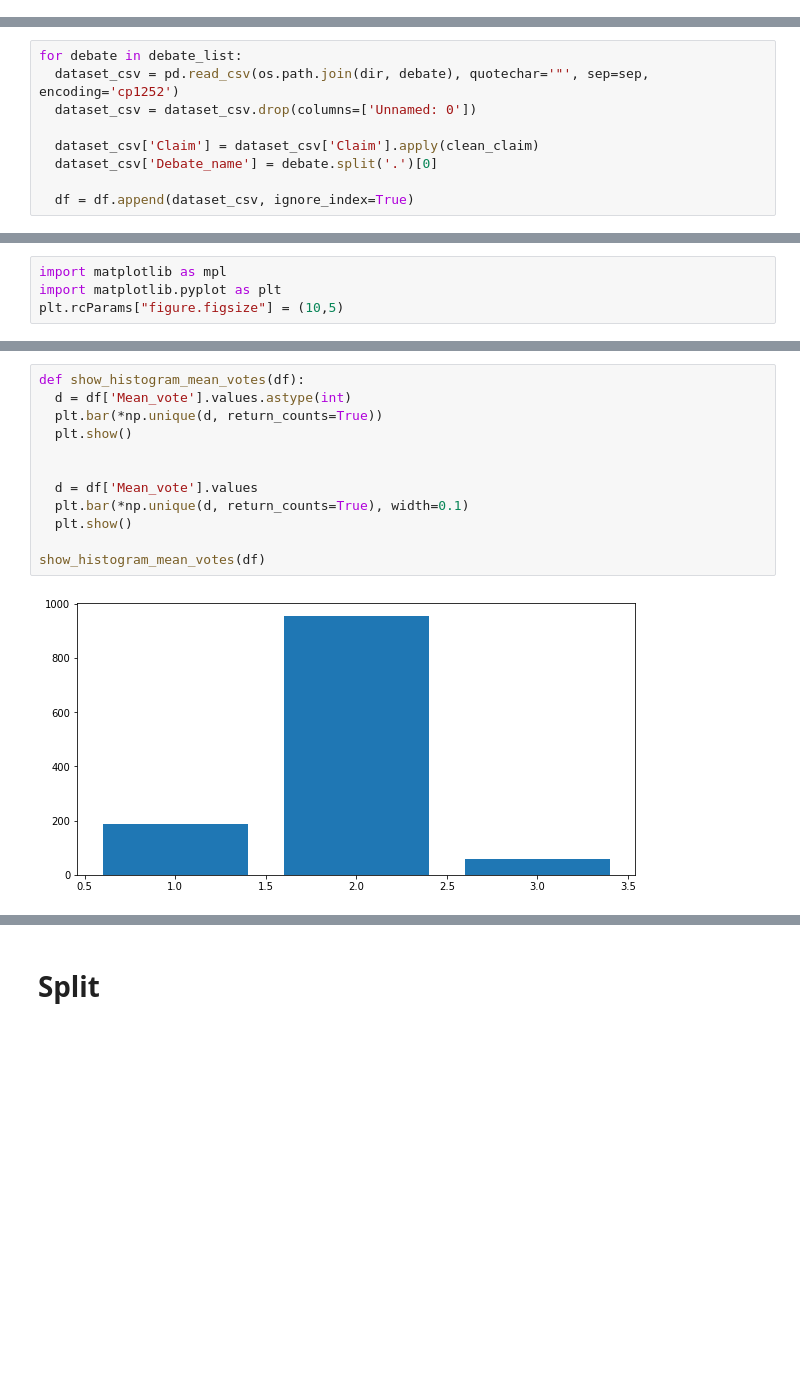
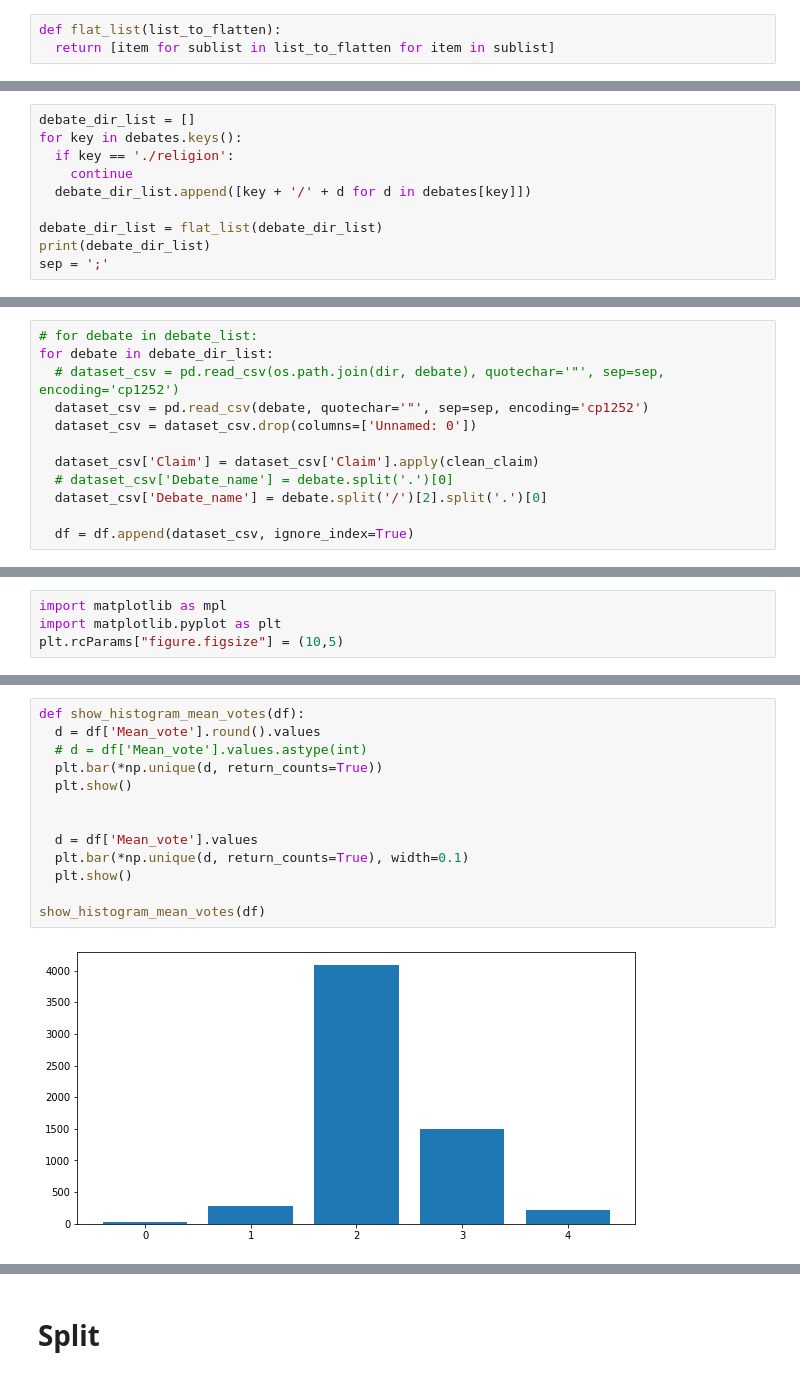
Before and after one commit to FedeSpu/argumentative-debates, a Jupyter notebook: argumentative-debates.ipynb, the cells around one changed output, grey strips where cells are left out. Drawn from its saved outputs; the diff is of its cells as text; blank space fills up the shorter version.

```diff
--- a/argumentative-debates.ipynb
+++ b/argumentative-debates.ipynb
@@ -44,6 +44,9 @@ extension (?):
 9. try to implement other mechanisms like SVM comparing results
 # %% [markdown]
 # Utility functions
+# %%
+def flat_list(list_to_flatten):
+  return [item for sublist in list_to_flatten for item in sublist]
 # %%
 def clean_claim(claim):
   re.sub(r'\[|\]|\(http[\w\W]*?[^\\\)][\)]', '', claim).strip().lower()
@@ -78,3 +81,13 @@ dir = './harry-potter'
 sep = ';'
 # %%
 debate_list = debates[dir]
+# %%
+debate_dir_list = []
+for key in debates.keys():
+  if key == './religion':
+    continue
+  debate_dir_list.append([key + '/' + d for d in debates[key]])
+
+debate_dir_list = flat_list(debate_dir_list)
+print(debate_dir_list)
+sep = ';'
@@ -81,10 +96,13 @@ debate_list = debates[dir]
 # %%
-for debate in debate_list:
-  dataset_csv = pd.read_csv(os.path.join(dir, debate), quotechar='"', sep=sep, encoding='cp1252')
+# for debate in debate_list:
+for debate in debate_dir_list:
+  # dataset_csv = pd.read_csv(os.path.join(dir, debate), quotechar='"', sep=sep, encoding='cp1252')
+  dataset_csv = pd.read_csv(debate, quotechar='"', sep=sep, encoding='cp1252')
   dataset_csv = dataset_csv.drop(columns=['Unnamed: 0'])
 
   dataset_csv['Claim'] = dataset_csv['Claim'].apply(clean_claim)
-  dataset_csv['Debate_name'] = debate.split('.')[0]
+  # dataset_csv['Debate_name'] = debate.split('.')[0]
+  dataset_csv['Debate_name'] = debate.split('/')[2].split('.')[0]
 
   df = df.append(dataset_csv, ignore_index=True)
 # %%
@@ -169,14 +189,15 @@ show_histogram_tot_votes(df)
 # %%
 def show_histogram_mean_votes(df):
-  d = df['Mean_vote'].values.astype(int)
+  d = df['Mean_vote'].round().values
+  # d = df['Mean_vote'].values.astype(int)
   plt.bar(*np.unique(d, return_counts=True))
   plt.show()
 
 
   d = df['Mean_vote'].values
   plt.bar(*np.unique(d, return_counts=True), width=0.1)
   plt.show()
 
 show_histogram_mean_votes(df)
 # %% [output]
-[figure, old version]
+[figure, new version]
```
Also changed, not shown: parts of 36 cells of this notebook.
